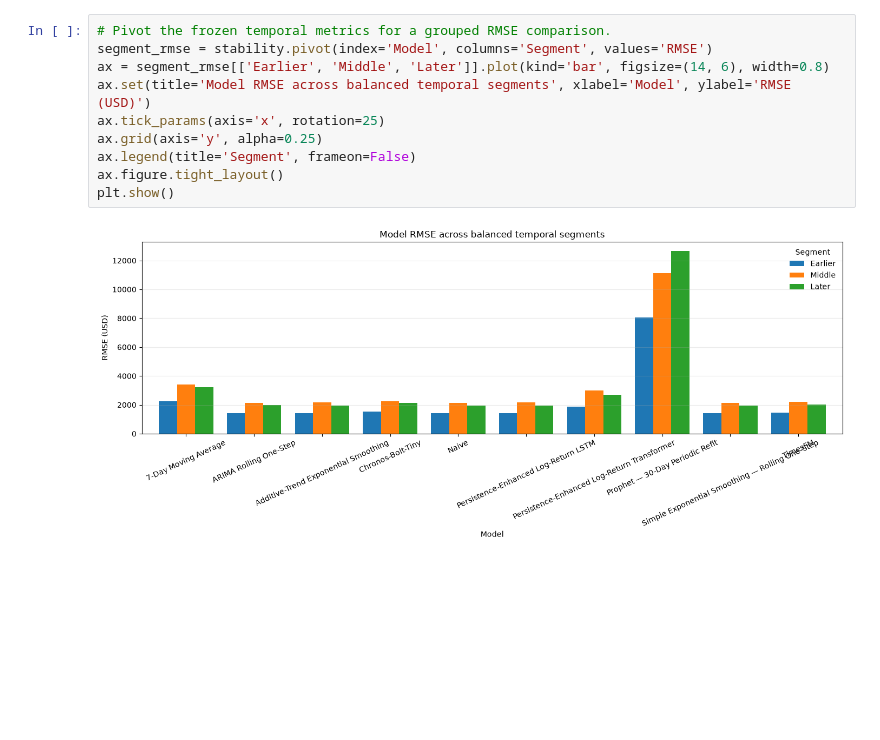
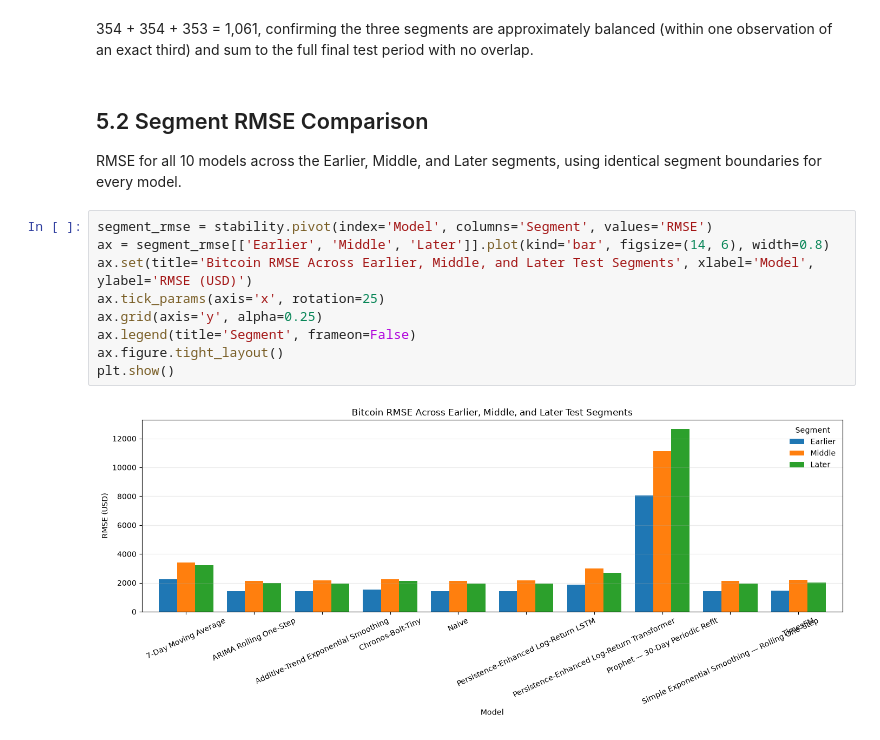
Before and after one commit to mdsoadsolaiman/Time-Series-Foundation-Models, a Jupyter notebook: notebooks/09_Bitcoin_Robustness_and_Temporal_Stability.ipynb, the cells around one changed output. Drawn from its saved outputs; the diff is of its cells as text; blank space fills up the shorter version.

```diff
--- a/notebooks/09_Bitcoin_Robustness_and_Temporal_Stability.ipynb
+++ b/notebooks/09_Bitcoin_Robustness_and_Temporal_Stability.ipynb
@@ -88,12 +196,17 @@ These are Regime-Conditional Robustness and Temporal Stability diagnostics, not
+# %% [markdown]
+354 + 354 + 353 = 1,061, confirming the three segments are approximately balanced (within one observation of an exact third) and sum to the full final test period with no overlap.
+# %% [markdown]
+## 5.2 Segment RMSE Comparison
+
+RMSE for all 10 models across the Earlier, Middle, and Later segments, using identical segment boundaries for every model.
 # %%
-# Pivot the frozen temporal metrics for a grouped RMSE comparison.
 segment_rmse = stability.pivot(index='Model', columns='Segment', values='RMSE')
 ax = segment_rmse[['Earlier', 'Middle', 'Later']].plot(kind='bar', figsize=(14, 6), width=0.8)
-ax.set(title='Model RMSE across balanced temporal segments', xlabel='Model', ylabel='RMSE (USD)')
+ax.set(title='Bitcoin RMSE Across Earlier, Middle, and Later Test Segments', xlabel='Model', ylabel='RMSE (USD)')
 ax.tick_params(axis='x', rotation=25)
 ax.grid(axis='y', alpha=0.25)
 ax.legend(title='Segment', frameon=False)
 ax.figure.tight_layout()
 plt.show()
 # %% [output]
-[figure, old version]
+[figure, new version]
```
Also changed, not shown: parts of 37 cells of this notebook.
